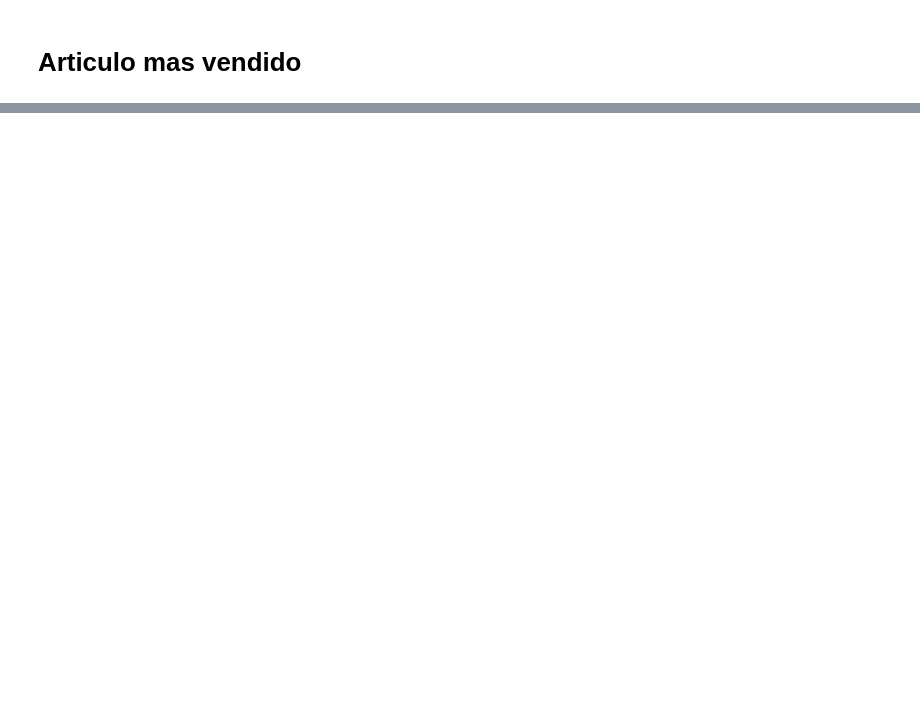
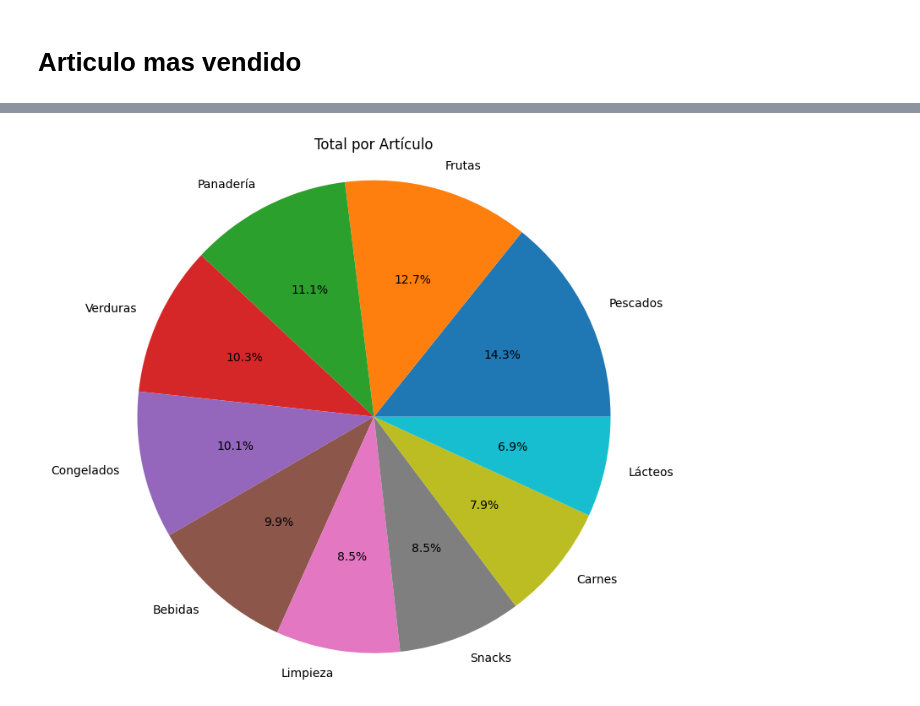
Before and after one commit to esnorki2008/Proyecto-Final-Ciencia-de-Datos-en-Python, a Jupyter notebook: DASHBOARD/DASHBOARD.ipynb, the cells around one changed output, grey strips where cells are left out. Saved outputs shown, nothing was run; the diff lists cells and outputs as text; code cells hidden in the pictures; blank space fills up the shorter version.

```diff
--- a/DASHBOARD/DASHBOARD.ipynb
+++ b/DASHBOARD/DASHBOARD.ipynb
@@ -137,0 +140,7 @@ plt.show()
+# %%
+cat_mas_vendido = pd.merge(fact_ventas,dim_categoria, on="categoria_id",how="inner")
+cat_mas_vendido = cat_mas_vendido.groupby('nombre')['total'].sum()
+
+cat_mas_vendido = pd.DataFrame(list(cat_mas_vendido.items()),columns=['nombre','total'])
+cat_mas_vendido.sort_values(by='total', ascending=False, inplace=True)
+cat_mas_vendido
@@ -137,0 +159,8 @@ plt.show()
+# %%
+plt.figure(figsize=(10, 8))  # Tamaño ajustado para la gráfica de pastel
+plt.pie(cat_mas_vendido['total'], labels=cat_mas_vendido['nombre'], autopct='%1.1f%%')
+plt.title('Total por Artículo')
+plt.axis('equal')  # Esto hace que la gráfica de pastel sea circular
+plt.show()
+# %% [output]
+[figure, added]
```
Also changed, not shown: parts of 11 cells of this notebook.
